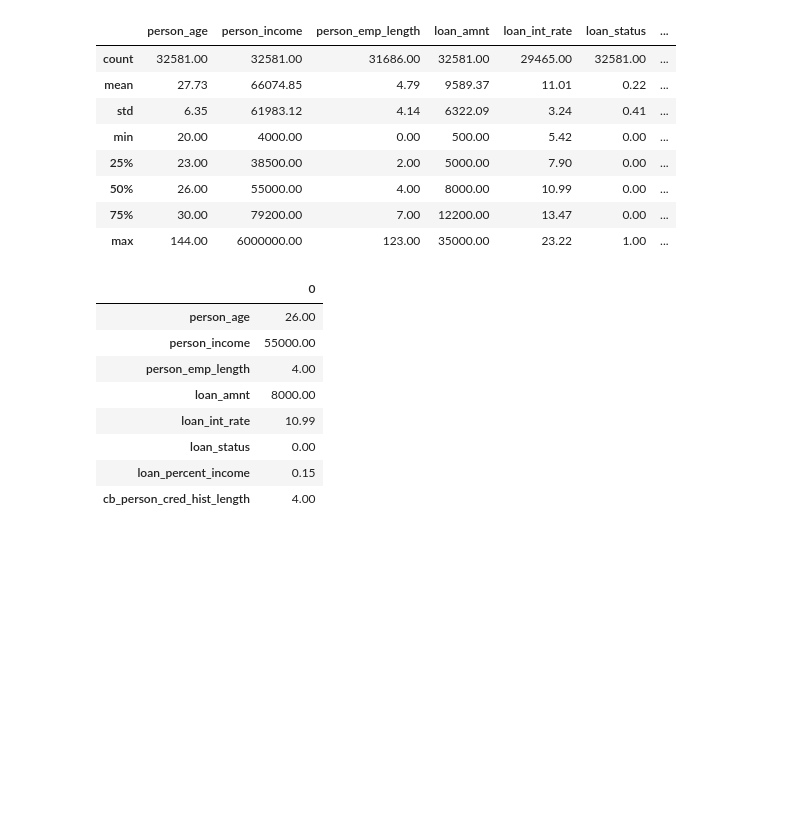
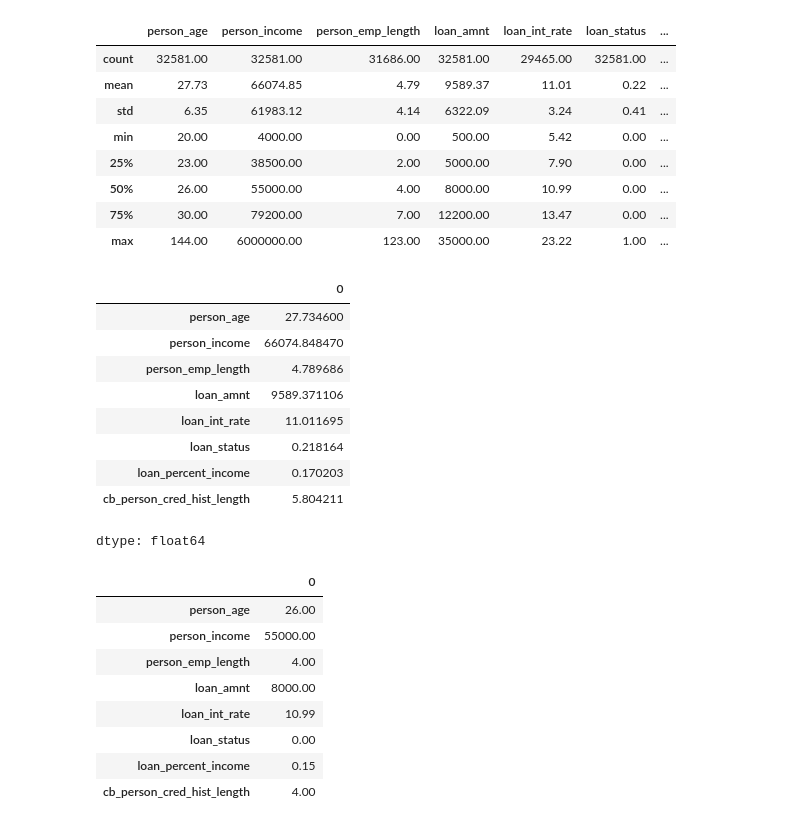
Before and after one commit to jose-esquivel-dev/Analitica_de_Datos, a Jupyter notebook: Practica_2/AD_U2_Practica_2_EsquivelJose.ipynb, the cells around one changed output. Cells and saved outputs as stored; diff of their text form; code cells hidden in the pictures; blank space fills up the shorter version.

```diff
--- a/Practica_2/AD_U2_Practica_2_EsquivelJose.ipynb
+++ b/Practica_2/AD_U2_Practica_2_EsquivelJose.ipynb
@@ -166,6 +169,19 @@ round(credit_df.describe(),2)
 | 50% | 26.00 | 55000.00 | 4.00 | 8000.00 | 10.99 | 0.00 | ... |
 | 75% | 30.00 | 79200.00 | 7.00 | 12200.00 | 13.47 | 0.00 | ... |
 | max | 144.00 | 6000000.00 | 123.00 | 35000.00 | 23.22 | 1.00 | ... |
+# %%
+credit_df.select_dtypes('number').mean()
+# %% [output]
+|  | 0 |
+| person_age | 27.734600 |
+| person_income | 66074.848470 |
+| person_emp_length | 4.789686 |
+| loan_amnt | 9589.371106 |
+| loan_int_rate | 11.011695 |
+| loan_status | 0.218164 |
+| loan_percent_income | 0.170203 |
+| cb_person_cred_hist_length | 5.804211 |
+dtype: float64
 # %%
 credit_df.select_dtypes('number').median()
 # %% [output]
```
Also changed, not shown: parts of 7 cells of this notebook.
